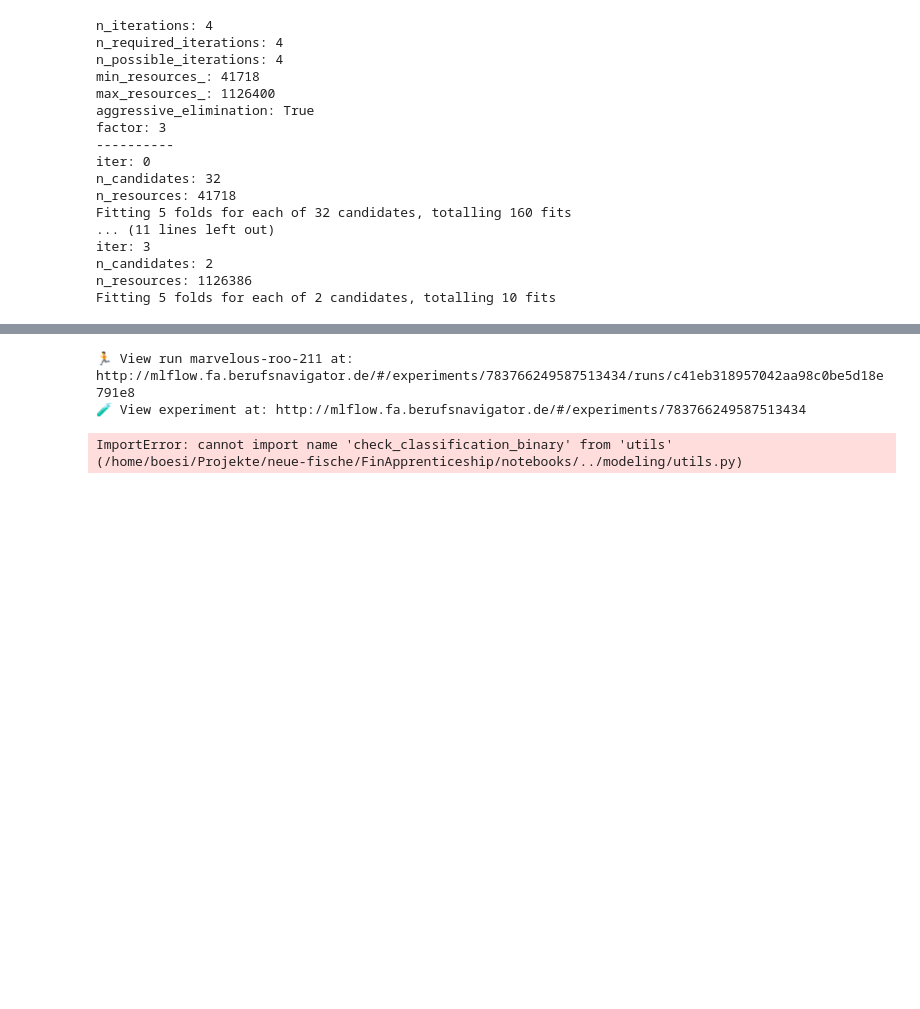
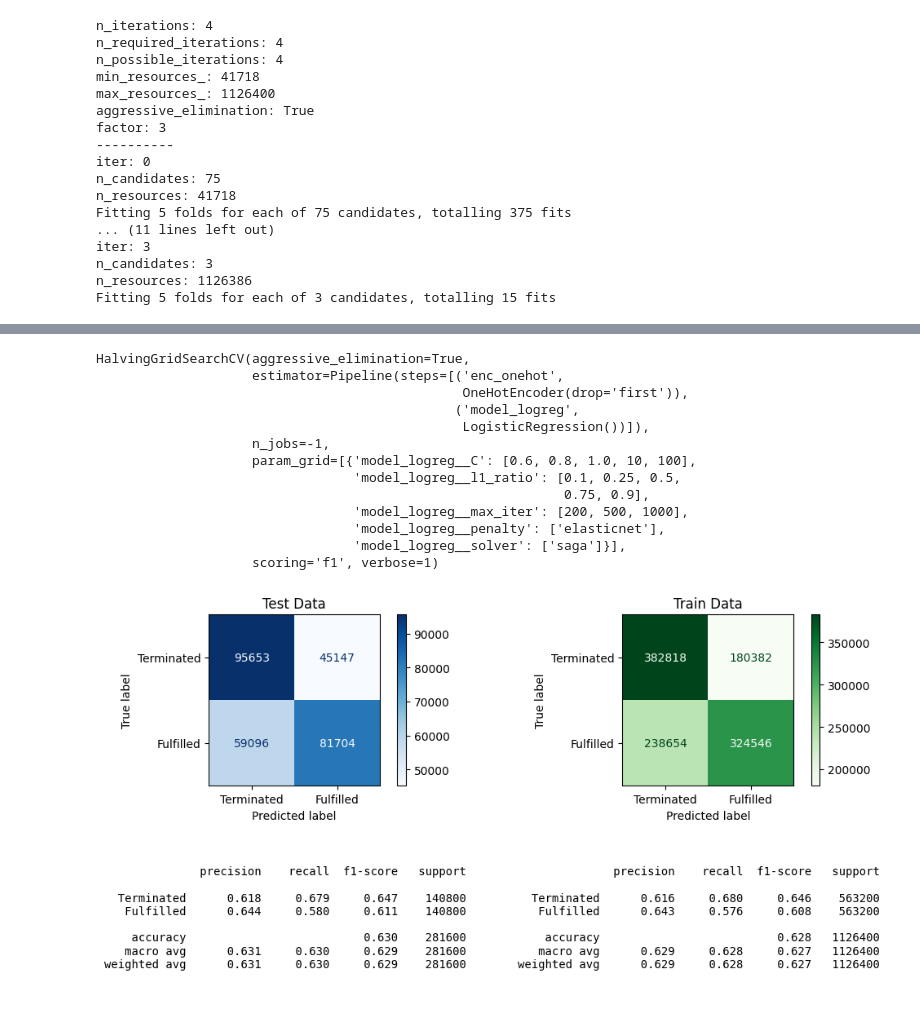
Before and after one commit to tpyrogova/FinApprenticeship, a Jupyter notebook: notebooks/model_pipeline.ipynb, the cells around one changed output, grey strips where cells are left out. Saved outputs shown, nothing was run; the diff lists cells and outputs as text; code cells hidden in the pictures; blank space fills up the shorter version.

Commit message:
final version of the pipeline model with LogisticRegression

```diff
--- a/notebooks/model_pipeline.ipynb
+++ b/notebooks/model_pipeline.ipynb
@@ -47,23 +45,43 @@ param_default = [{
     'warm_start': [False]
 }]
 
-param = [{
+param1 = [{
     'model_logreg__penalty': ['l2', 'l1'],
     'model_logreg__C': [0.01, 0.1, 1, 10],
-    'model_logreg__solver': ['liblinear', 'saga'],
+    'model_logreg__solver': ['saga'],
     'model_logreg__max_iter': [200, 500]
 }]
+
+param2 = [{
+    'model_logreg__penalty': ['l2'],
+    'model_logreg__C': [0.01, 0.1, 1, 10],
+    'model_logreg__solver': ['sag', 'lbfgs', 'newton-cg', 'newton-cholesky'],
+    'model_logreg__max_iter': [200, 500]
+}]
+
+param3 = [{
+    'model_logreg__penalty': ['elasticnet'],
+    'model_logreg__C': [0.6, 0.8, 1.0, 10, 100],
+    'model_logreg__l1_ratio': [0.1, 0.25, 0.5, 0.75, 0.9],
+    'model_logreg__solver': ['saga'],
+    'model_logreg__max_iter': [200, 500, 1000]
+}]
+
 
 pipe = Pipeline([
     ('enc_onehot', OneHotEncoder(drop='first')),
     ('model_logreg', LogisticRegression())
 ])
 
-model = HalvingGridSearchCV(pipe, param, aggressive_elimination=True, scoring='f1', verbose=1, n_jobs=-1)
-model.fit(X_train, y_train)
+with mlflow.start_run() as parent_run:
+    model = HalvingGridSearchCV(pipe, param3, cv=5, aggressive_elimination=True, scoring='f1', verbose=1, n_jobs=-1)
+    model.fit(X_train, y_train)
+    mlflow.log_params(model.best_params_)
+    mlflow.log_metric('best_f1_score', model.best_score_)
 
 from utils import check_classification_binary
 check_classification_binary(model, X_train, X_test, y_train, y_test)
+model
 # %% [output]
 n_iterations: 4
 n_required_iterations: 4
@@ -74,11 +92,11 @@ aggressive_elimination: True
 factor: 3
 ----------
 iter: 0
-n_candidates: 32
+n_candidates: 75
 n_resources: 41718
-Fitting 5 folds for each of 32 candidates, totalling 160 fits
+Fitting 5 folds for each of 75 candidates, totalling 375 fits
 ... (11 lines left out)
 iter: 3
-n_candidates: 2
+n_candidates: 3
 n_resources: 1126386
-Fitting 5 folds for each of 2 candidates, totalling 10 fits
+Fitting 5 folds for each of 3 candidates, totalling 15 fits
@@ -86,3 +105,14 @@ Fitting 5 folds for each of 2 candidates, totalling 10 fits
-🏃 View run marvelous-roo-211 at: http://mlflow.fa.berufsnavigator.de/#/experiments/783766249587513434/runs/c41eb318957042aa98c0be5d18e791e8
-🧪 View experiment at: http://mlflow.fa.berufsnavigator.de/#/experiments/783766249587513434
+HalvingGridSearchCV(aggressive_elimination=True,
+                    estimator=Pipeline(steps=[('enc_onehot',
+                                               OneHotEncoder(drop='first')),
+                                              ('model_logreg',
+                                               LogisticRegression())]),
+                    n_jobs=-1,
+                    param_grid=[{'model_logreg__C': [0.6, 0.8, 1.0, 10, 100],
+                                 'model_logreg__l1_ratio': [0.1, 0.25, 0.5,
+                                                            0.75, 0.9],
+                                 'model_logreg__max_iter': [200, 500, 1000],
+                                 'model_logreg__penalty': ['elasticnet'],
+                                 'model_logreg__solver': ['saga']}],
+                    scoring='f1', verbose=1)
-ImportError: cannot import name 'check_classification_binary' from 'utils' (/home/boesi/Projekte/neue-fische/FinApprenticeship/notebooks/../modeling/utils.py)
+[figure, added]
```
Also changed, not shown: parts of 3 cells of this notebook.
